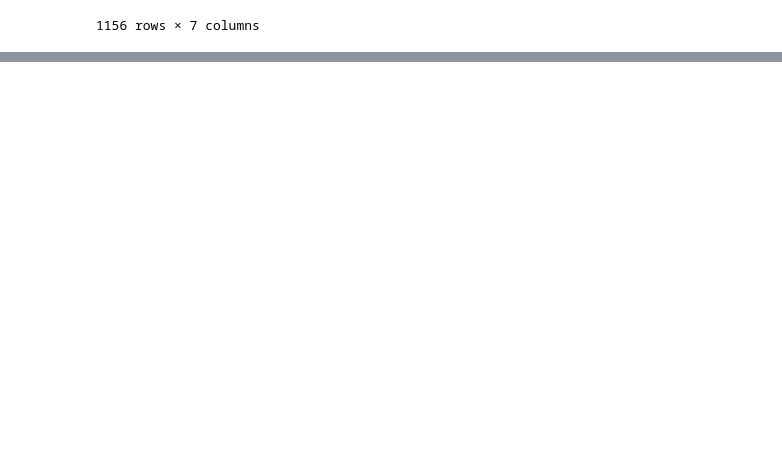
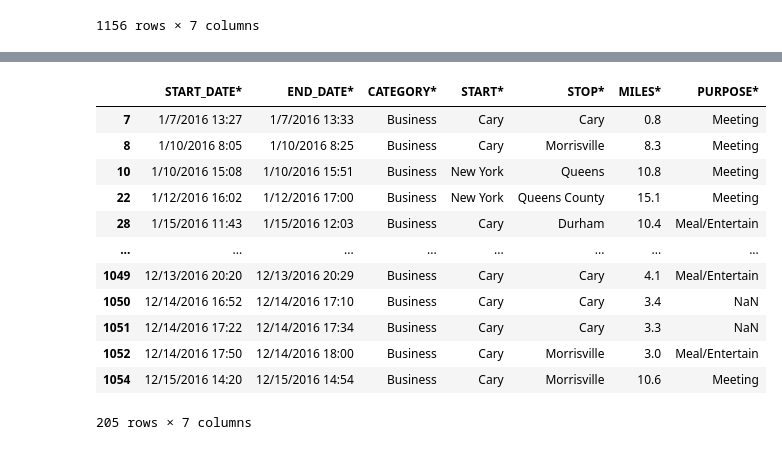
Before and after one commit to Debajyoti212/my-first-jupyter-code, a Jupyter notebook: pandas.ipynb, the cells around one changed output, grey strips where cells are left out. Drawn from its saved outputs; the diff is of its cells as text; code cells hidden in the pictures; blank space fills up the shorter version.

```diff
--- a/pandas.ipynb
+++ b/pandas.ipynb
@@ -23,0 +261,16 @@ df
+# %%
+df.loc[df["START*"].isin(["Cary", "New York"])]
+# %% [output]
+|  | START_DATE* | END_DATE* | CATEGORY* | START* | STOP* | MILES* | PURPOSE* |
+| 7 | 1/7/2016 13:27 | 1/7/2016 13:33 | Business | Cary | Cary | 0.8 | Meeting |
+| 8 | 1/10/2016 8:05 | 1/10/2016 8:25 | Business | Cary | Morrisville | 8.3 | Meeting |
+| 10 | 1/10/2016 15:08 | 1/10/2016 15:51 | Business | New York | Queens | 10.8 | Meeting |
+| 22 | 1/12/2016 16:02 | 1/12/2016 17:00 | Business | New York | Queens County | 15.1 | Meeting |
+| 28 | 1/15/2016 11:43 | 1/15/2016 12:03 | Business | Cary | Durham | 10.4 | Meal/Entertain |
+| ... | ... | ... | ... | ... | ... | ... | ... |
+| 1049 | 12/13/2016 20:20 | 12/13/2016 20:29 | Business | Cary | Cary | 4.1 | Meal/Entertain |
+| 1050 | 12/14/2016 16:52 | 12/14/2016 17:10 | Business | Cary | Cary | 3.4 | NaN |
+| 1051 | 12/14/2016 17:22 | 12/14/2016 17:34 | Business | Cary | Cary | 3.3 | NaN |
+| 1052 | 12/14/2016 17:50 | 12/14/2016 18:00 | Business | Cary | Morrisville | 3.0 | Meal/Entertain |
+| 1054 | 12/15/2016 14:20 | 12/15/2016 14:54 | Business | Cary | Morrisville | 10.6 | Meeting |
+205 rows × 7 columns
```
Also changed, not shown: parts of 34 cells of this notebook.
